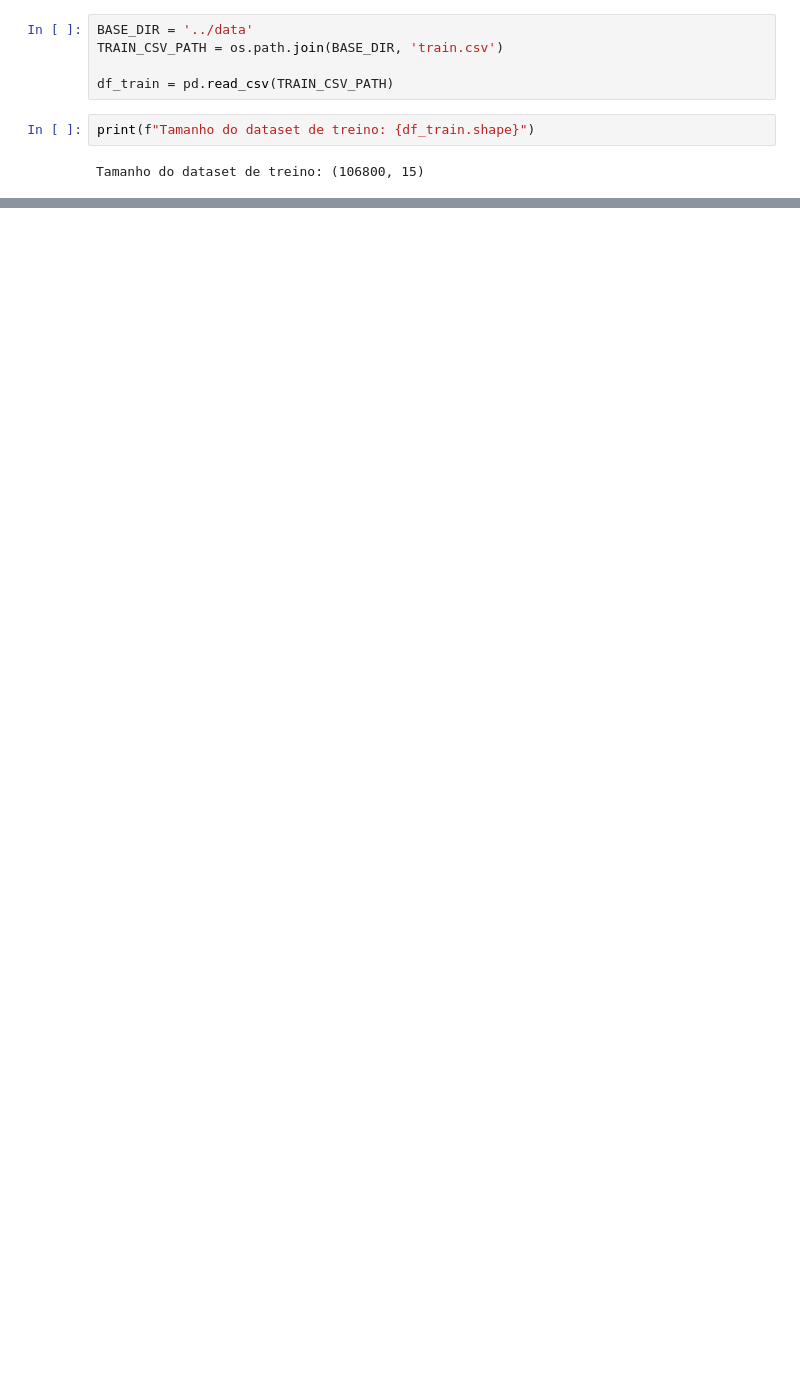
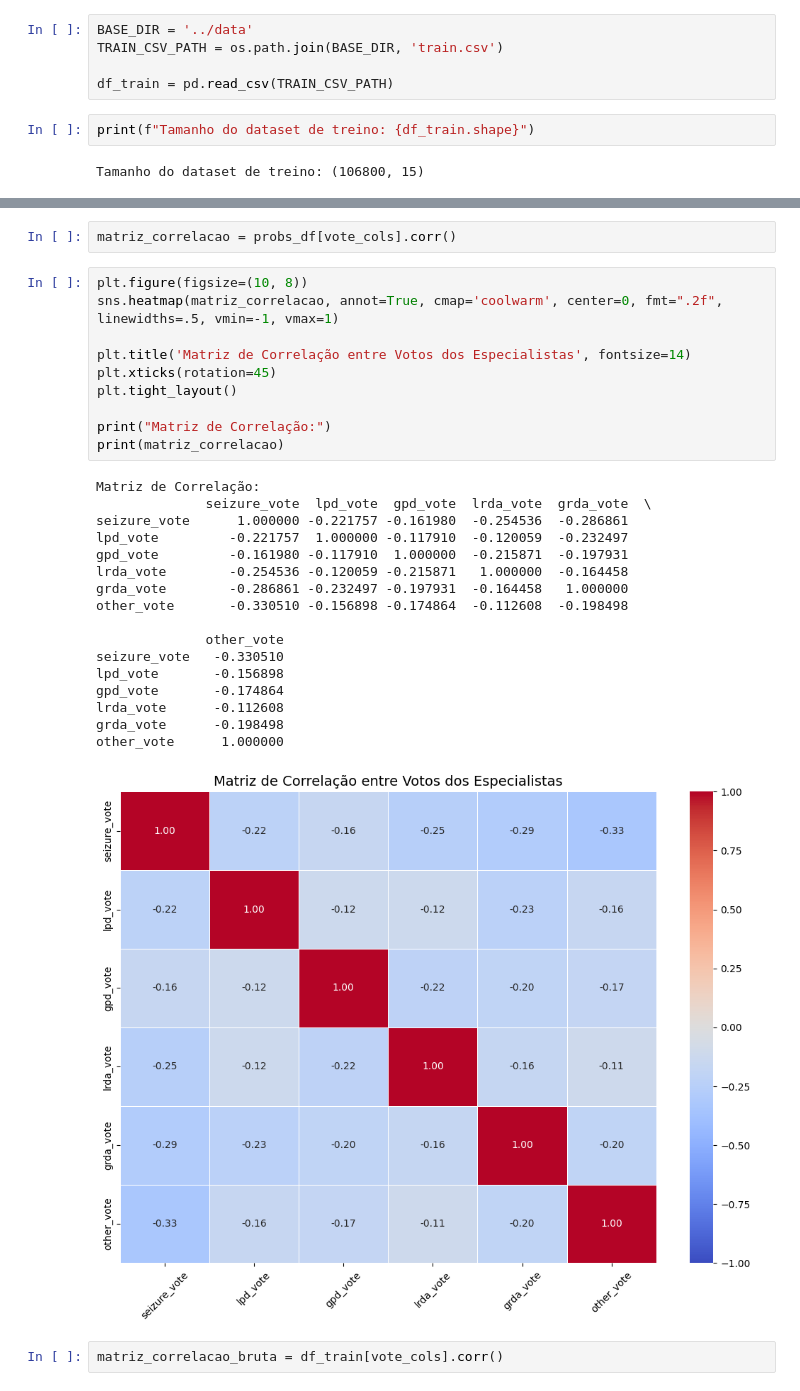
Before and after one commit to Livia-CRPereira/eng_software_tp01, a Jupyter notebook: notebooks/02_analise_consenso.ipynb, the cells around one changed output, grey strips where cells are left out. Drawn from its saved outputs; the diff is of its cells as text; blank space fills up the shorter version.

Commit message:
[FEAT] Verificação inicial de correlações entre as anomalias

```diff
--- a/notebooks/02_analise_consenso.ipynb
+++ b/notebooks/02_analise_consenso.ipynb
@@ -25,0 +66,32 @@ display(df_train.head())
+# %%
+matriz_correlacao = probs_df[vote_cols].corr()
+# %%
+plt.figure(figsize=(10, 8))
+sns.heatmap(matriz_correlacao, annot=True, cmap='coolwarm', center=0, fmt=".2f", linewidths=.5, vmin=-1, vmax=1)
+
+plt.title('Matriz de Correlação entre Votos dos Especialistas', fontsize=14)
+plt.xticks(rotation=45)
+plt.tight_layout()
+
+print("Matriz de Correlação:")
+print(matriz_correlacao)
+# %% [output]
+Matriz de Correlação:
+              seizure_vote  lpd_vote  gpd_vote  lrda_vote  grda_vote  \
+seizure_vote      1.000000 -0.221757 -0.161980  -0.254536  -0.286861
+lpd_vote         -0.221757  1.000000 -0.117910  -0.120059  -0.232497
+gpd_vote         -0.161980 -0.117910  1.000000  -0.215871  -0.197931
+lrda_vote        -0.254536 -0.120059 -0.215871   1.000000  -0.164458
+grda_vote        -0.286861 -0.232497 -0.197931  -0.164458   1.000000
+other_vote       -0.330510 -0.156898 -0.174864  -0.112608  -0.198498
+
+              other_vote
+seizure_vote   -0.330510
+lpd_vote       -0.156898
+gpd_vote       -0.174864
+lrda_vote      -0.112608
+grda_vote      -0.198498
+other_vote      1.000000
+[figure, added]
+# %%
+matriz_correlacao_bruta = df_train[vote_cols].corr()
```
Also changed, not shown: parts of 5 cells of this notebook.
